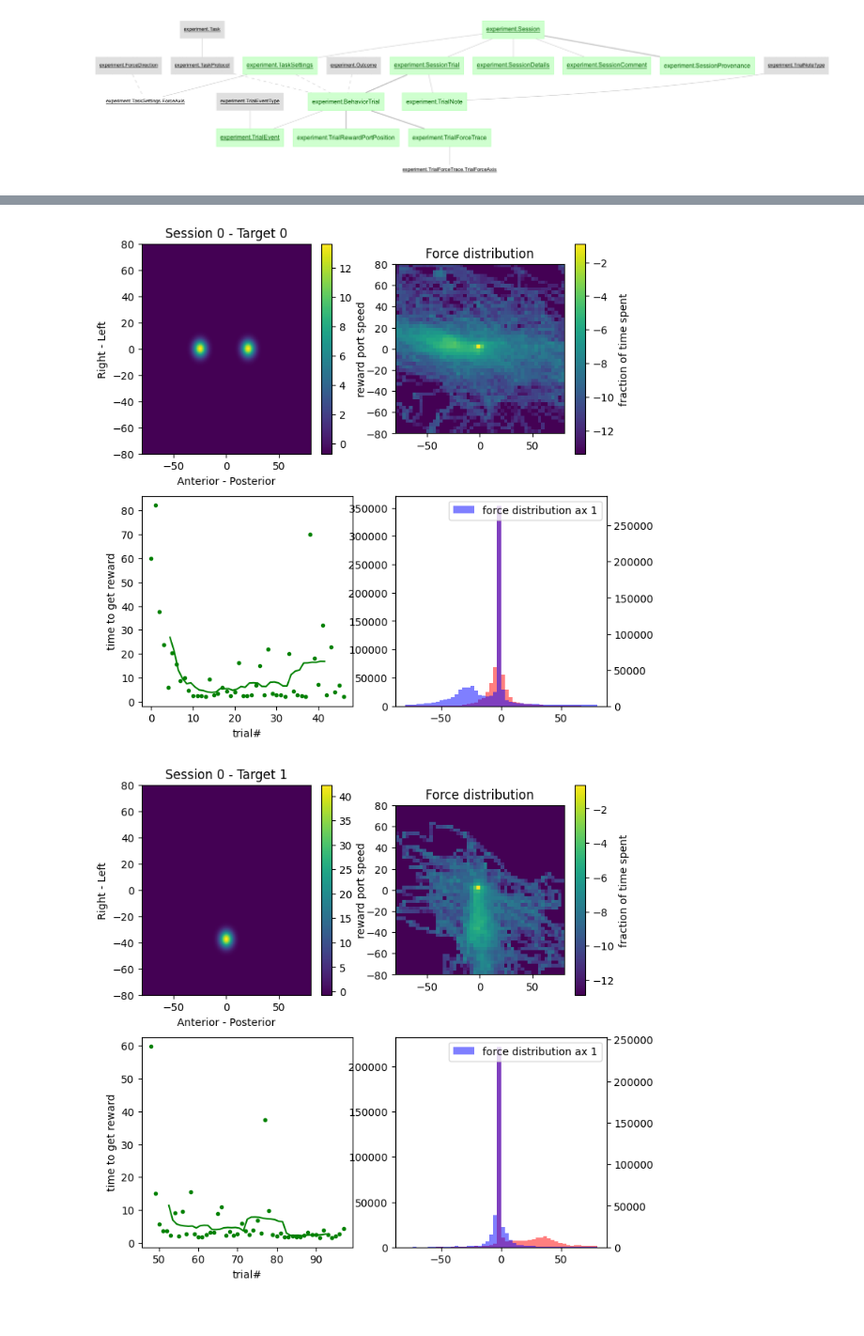
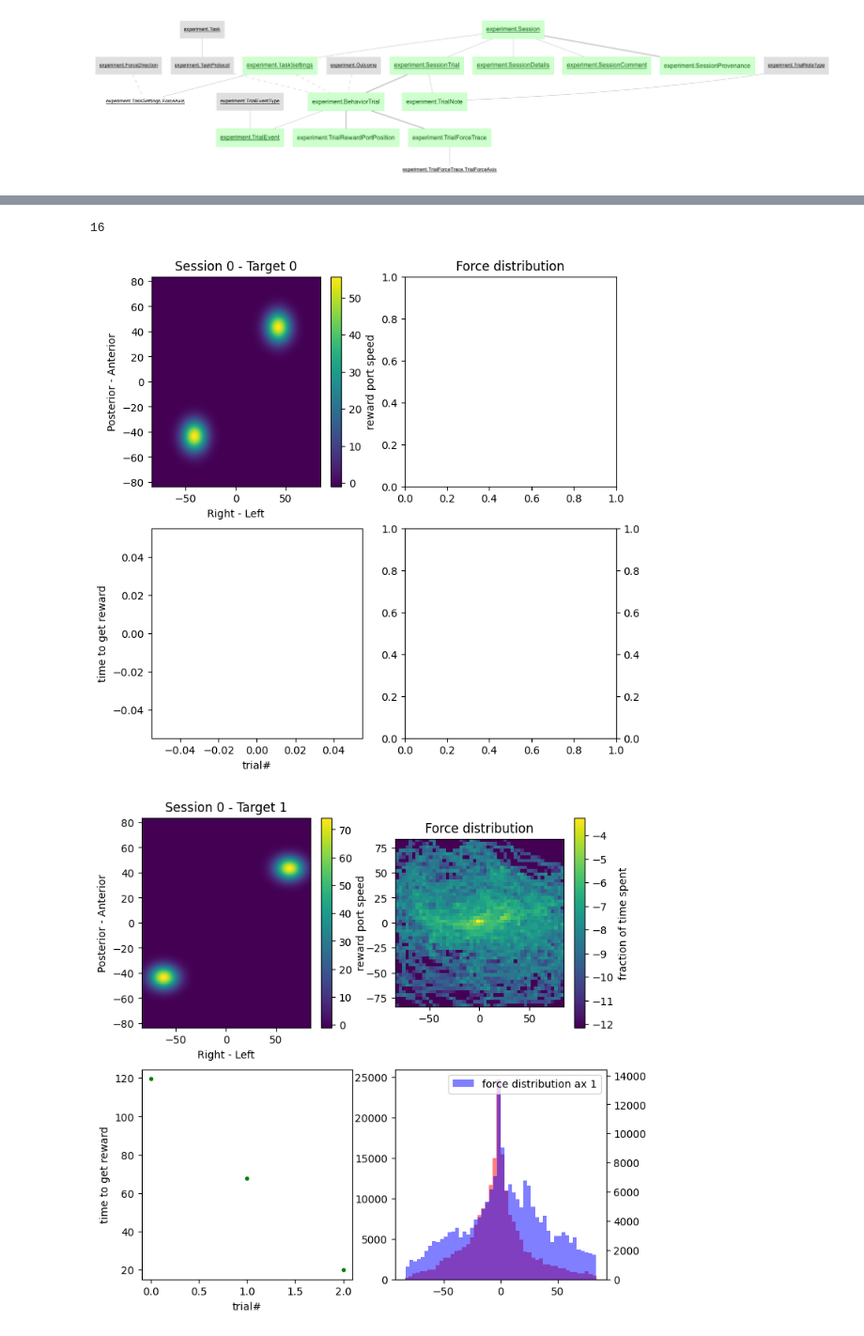
Before and after one commit to rozmar/NDNF-pipeline, a Jupyter notebook: Notebooks/behavior.ipynb, the cells around one changed output, grey strips where cells are left out. Shown at 94% size. Cells and saved outputs as stored; diff of their text form; code cells hidden in the pictures.

Commit message:
fixed ranges

```diff
--- a/Notebooks/behavior.ipynb
+++ b/Notebooks/behavior.ipynb
@@ -50,8 +77,9 @@ Text(0, 0.5, 'Number of Trials')
 # %%
 
 #subject_id = 'M004'#'mouse_bbenjamin'#'BCI81'
-#subject_id = 'mouse_judith'
-subject_id = 'mouse_bbenjamin'
+subject_id = 'mouse_judith'
+#subject_id = 'mouse_bbenjamin'
+subject_id = 'human_attila'
 
 available_sessions = (experiment.Session()&{'subject_id':subject_id}).fetch('session')
 trial_nums = []
@@ -86,9 +134,13 @@ plt.show()
+# %%
+len(force_axes)
+# %% [output]
+16
 # %%
 # visualize targets, and how forces change over sessions and trials
 import matplotlib.pyplot as plt
 subtract_force_median = False
-force_uniform_range = True
-uniform_force_range= np.asarray([-1,1,-1,1])*80
+force_uniform_range = False
+uniform_force_range= np.asarray([-1,1,-1,1])*100
 
 for session_i, session in enumerate(available_sessions):
 
@@ -101,13 +153,14 @@ for session_i, session in enumerate(available_sessions):
         ax_target_LUT = fig.add_subplot(2,2,1)
         force_axes_dict = {}
         for fa in force_axes:
-            force_axes_dict[fa['force_axis_idx']] = {'force_direction':fa['force_direction'],
+            if fa['task_setting_id'] == task_setting_id:
+                force_axes_dict[fa['force_axis_idx']] = {'force_direction':fa['force_direction'],
                                                     'target_force_axes':fa['target_force_axes']}
         if force_uniform_range:
             im0 = plt.imshow(np.ones(target_force_lut.shape)*np.min(target_force_lut.flatten()),extent = uniform_force_range,alpha = 1)
         im_lut = plt.imshow(target_force_lut,extent = [force_axes_dict[0]['target_force_axes'][0],force_axes_dict[0]['target_force_axes'][-1],
-                                                    force_axes_dict[1]['target_force_axes'][-1],force_axes_dict[1]['target_force_axes'][0]],
-                                                    origin='lower',
+                                                    force_axes_dict[1]['target_force_axes'][0],force_axes_dict[1]['target_force_axes'][-1]],
+                                                    origin='upper',
                                                     cmap='viridis',
                                                     aspect='auto')
         plt.xlabel(direction_dict[force_axes_dict[0]['force_direction']])
@@ -120,11 +173,12 @@ for session_i, session in enumerate(available_sessions):
 
 
         ax_performance = fig.add_subplot(2,2,3)
-        rewarded_trial, time_to_reward = (experiment.TrialEvent()*experiment.BehaviorTrial()*experiment.TaskSettings()&{'subject_id':subject_id,'session':session,'trial_event_type':'reward','task_setting_id':task_setting_id}).fetch('trial','trial_event_time')    #break
+        rewarded_trial, time_to_reward = (experiment.TrialEvent()*experiment.BehaviorTrial()*experiment.TaskSettings()&{'subject_id':subject_id,'session':session,'trial_event_type':'threshold crossing','task_setting_id':task_setting_id}).fetch('trial','trial_event_time')    #break
         ax_performance.set_xlabel('trial#')
         ax_performance.plot(rewarded_trial,time_to_reward,'g.')
-        ax_performance.plot(np.convolve(rewarded_trial,np.ones(10)/10,mode='valid'),
-                            np.convolve(np.asarray(time_to_reward,float),np.ones(10)/10,mode='valid'),'g-')
+        if len(rewarded_trial)>10:
+            ax_performance.plot(np.convolve(rewarded_trial,np.ones(10)/10,mode='valid'),
+                                np.convolve(np.asarray(time_to_reward,float),np.ones(10)/10,mode='valid'),'g-')
 
         ax_performance.set_ylabel('time to get reward')
 
@@ -133,49 +187,55 @@ for session_i, session in enumerate(available_sessions):
         force_traces_1_ = (experiment.TrialForceTrace.TrialForceAxis()*experiment.BehaviorTrial()*experiment.TaskSettings() &{'subject_id':subject_id,'session':session,'force_axis_idx':1,'task_setting_id':task_setting_id}).fetch('force_trace_value')
         if subtract_force_median:
             f0_baseline = np.median(np.concatenate(force_traces_0_))
             f1_baseline = np.median(np.concatenate(force_traces_1_))
             force_traces_0 = []
             for f in  force_traces_0_:
                 force_traces_0.append(f-f0_baseline)
             force_traces_1 = []
             for f in  force_traces_1_:
                 force_traces_1.append(f-f1_baseline)
         else:
             force_traces_0 = force_traces_0_
             force_traces_1 = force_traces_1_
 
 
         if force_uniform_range:
             histrange = [uniform_force_range[:2],uniform_force_range[:2]]
         else:
             histrange = [[force_axes_dict[0]['target_force_axes'][0],
                         force_axes_dict[0]['target_force_axes'][-1]],
                         [force_axes_dict[1]['target_force_axes'][0],
                         force_axes_dict[1]['target_force_axes'][-1]]]
 
-        forcehist,binx,biny = np.histogram2d(np.concatenate(force_traces_0),
-                                            np.concatenate(force_traces_1),
-                                            range=histrange,
-                                            bins=50)
-        forcehist_all = forcehist.copy()
-        forcehist = np.log(forcehist/sum(forcehist.flatten()))
-        forcehist_ = forcehist.copy()
-        forcehist_ [np.isinf(forcehist )] = 0
-        forcehist[np.isinf(forcehist)] = np.nanmin(forcehist_.flatten())
-        im_hist = ax_force_hist.imshow(forcehist,
-                                    extent = [binx[0],binx[-1],biny[0],biny[-1]],
-                                        alpha = 1)
-        plt.colorbar(im_hist,label = 'fraction of time spent')
+        try:
+            forcehist,binx,biny = np.histogram2d(np.concatenate(force_traces_0),
+                                                np.concatenate(force_traces_1),
+                                                range=histrange,
+                                                bins=50)
+            forcehist_all = forcehist.copy()
+            forcehist = np.log(forcehist/sum(forcehist.flatten()))
+            forcehist_ = forcehist.copy()
+            forcehist_ [np.isinf(forcehist )] = 0
+            forcehist[np.isinf(forcehist)] = np.nanmin(forcehist_.flatten())
+            im_hist = ax_force_hist.imshow(forcehist,
+                                        extent = [binx[0],binx[-1],biny[0],biny[-1]],
+                                            alpha = 1)
+            plt.colorbar(im_hist,label = 'fraction of time spent')
+        except:
+            pass
 
         plt.title('Force distribution')
 
         ax_force_hist_1d = fig.add_subplot(2,2,4)
         ax_force_hist_1d_2 = ax_force_hist_1d.twinx()
-        ax_force_hist_1d.hist(np.concatenate(force_traces_0),binx,color = 'red',alpha = .5,label = 'force distribution ax 0')
-        ax_force_hist_1d_2.hist(np.concatenate(force_traces_1),biny,color = 'blue',alpha = .5,label = 'force distribution ax 1')
-        plt.legend()
-        plt.xlabel('Force values')
+        try:
+            ax_force_hist_1d.hist(np.concatenate(force_traces_0),binx,color = 'red',alpha = .5,label = 'force distribution ax 0')
+            ax_force_hist_1d_2.hist(np.concatenate(force_traces_1),biny,color = 'blue',alpha = .5,label = 'force distribution ax 1')
+            plt.legend()
+            plt.xlabel('Force values')
+        except:
+            pass
         #ax_performance.set_yscale('log')
 # %% [output]
-[figure, old version]
+[figure, new version]
-[figure, old version]
+[figure, new version]
```
Also changed, not shown: parts of 9 cells of this notebook.
